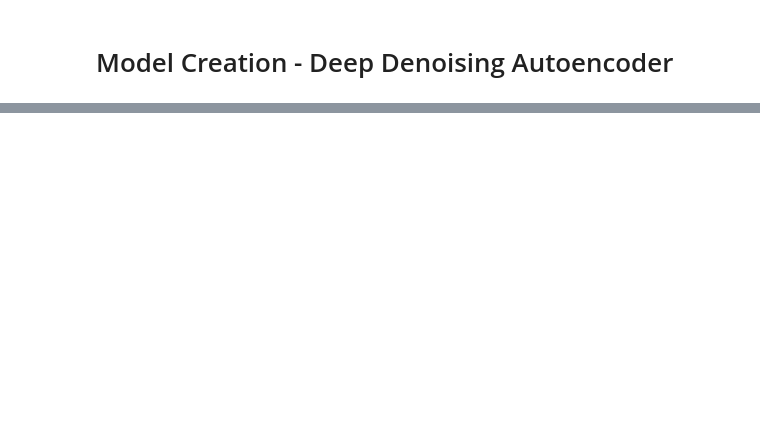
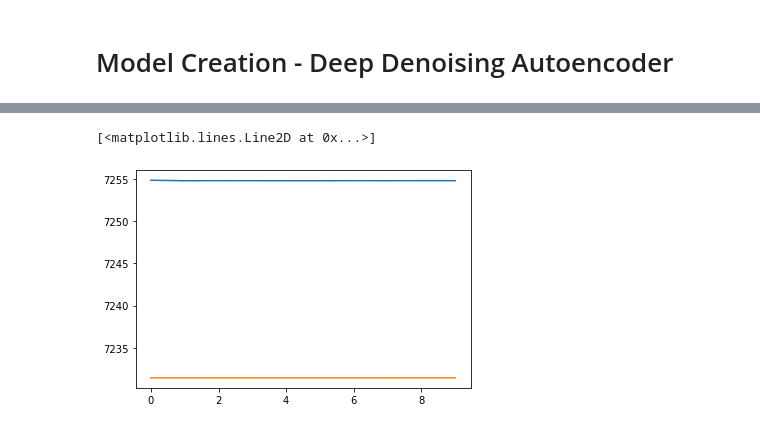
Before and after one commit to IIIskiplikIII/autoencoding-mnist, a Jupyter notebook: autoencoding-mnist.ipynb, the cells around one changed output, grey strips where cells are left out. Drawn from its saved outputs; the diff is of its cells as text; code cells hidden in the pictures; blank space fills up the shorter version.

```diff
--- a/autoencoding-mnist.ipynb
+++ b/autoencoding-mnist.ipynb
@@ -72,9 +72,12 @@ test = load_mnist_data(MNIST_PATH,CSV_FILE_TEST)
 # %% [markdown]
 ### Train Val Split
 # %%
-X_train, X_val, y_train, y_val =  train_test_split(train.loc[:, train.columns != 'label'], train['label'], test_size=0.33, random_state=42)
+X_train, X_valid, y_train, y_val =  train_test_split(train.loc[:, train.columns != 'label'], train['label'], test_size=0.33, random_state=42)
 # %% [markdown]
 ### Preparing for Neural Network Structure
 # %%
 X_train_prep = X_train.values.reshape(X_train.shape[0], 28, 28, 1)
-X_val_prep = X_val.values.reshape(X_val.shape[0], 28, 28, 1)
+X_valid_prep = X_valid.values.reshape(X_valid.shape[0], 28, 28, 1)
+
+y_train =  y_train.values.reshape(y_train.shape[0], 1)
+y_val = y_val.values.reshape(y_val.shape[0], 1)
@@ -117,6 +120,6 @@ dropout_decoder = keras.models.Sequential([
 dropout_ae = keras.models.Sequential([dropout_encoder, dropout_decoder])
 dropout_ae.compile(loss="mse", optimizer=keras.optimizers.SGD(lr=0.1))
 # %%
-history = dropout_ae.fit(X_train_prep, X_train_prep, epochs= 10, validation_data=[X_val_prep, X_val_prep])
+history = dropout_ae.fit(X_train_prep, X_train_prep, epochs= 10, validation_data=(X_valid_prep, X_valid_prep))
 # %% [output]
 Epoch 1/10
@@ -126,0 +145,9 @@ ValueError: in user code:
+# %%
+# Getting in touch with the model statistics
+# shows the available keys in models history:  print(history.history.keys())
+
+plt.plot(history.history['loss'])
+plt.plot(history.history['val_loss'])
+# %% [output]
+[<matplotlib.lines.Line2D at 0x...>]
+[figure, added]
```
Also changed, not shown: parts of 7 cells of this notebook.
